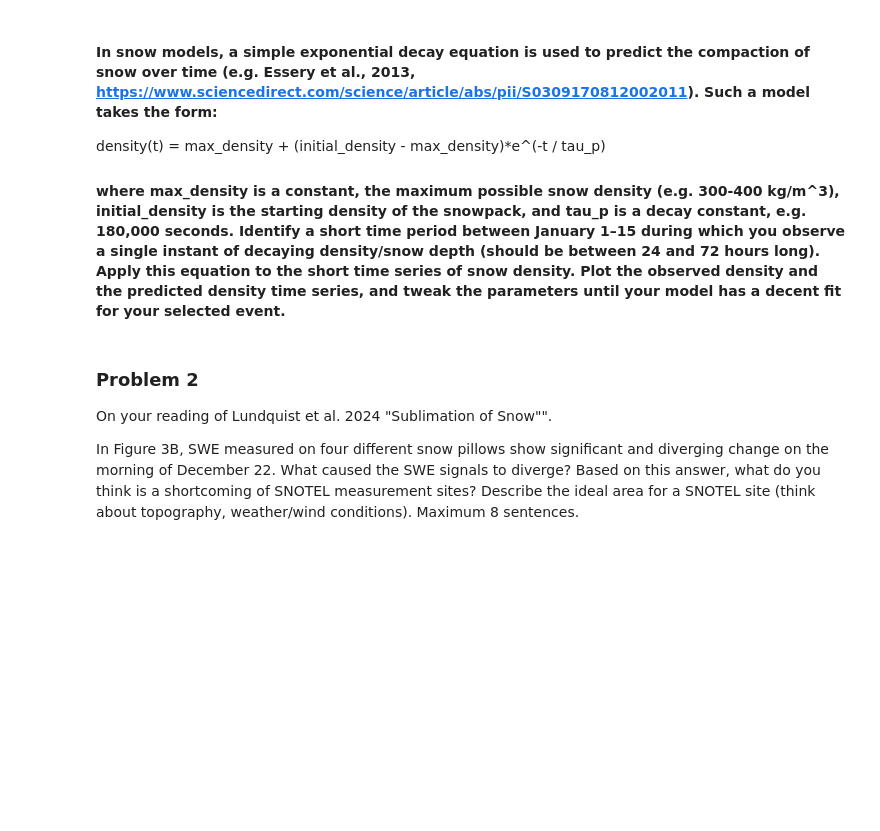
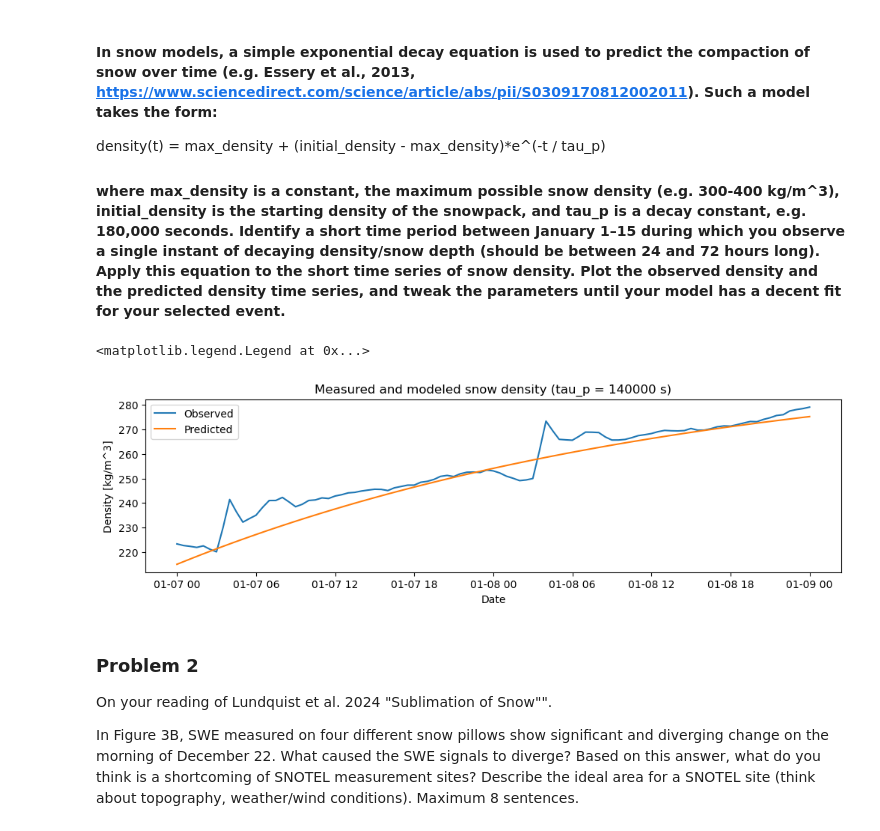
Before and after one commit to clinton-alden/snow_hydrology_WI25, a Jupyter notebook: module2/homework2.ipynb, the cells around one changed output. Cells and saved outputs as stored; diff of their text form; code cells hidden in the pictures; blank space fills up the shorter version.

```diff
--- a/module2/homework2.ipynb
+++ b/module2/homework2.ipynb
@@ -92,6 +123,30 @@ percent of cumulative precip accounted for by max SWE: 67.8
 density(t) = max_density + (initial_density - max_density)*e^(-t / tau_p)
 
 #### where max_density is a constant, the maximum possible snow density (e.g. 300-400 kg/m^3), initial_density is the starting density of the snowpack, and tau_p is a decay constant, e.g. 180,000 seconds. Identify a short time period between January 1–15 during which you observe a single instant of decaying density/snow depth (should be between 24 and 72 hours long). Apply this equation to the short time series of snow density. Plot the observed density and the predicted density time series, and tweak the parameters until your model has a decent fit for your selected event.
+# %%
+snowdensity_c = sos_density_c3.sel(time=slice('20230107 0000', '20230109 0000'))
+time = pd.to_datetime(snowdensity_c.time.values)
+time_seconds = (time - pd.Timestamp('2023-01-07 00:00')) // pd.Timedelta('1s')
+
+rho_i = 215 #kg/m^3
+rho_max = 300 #kg/m^3
+tau_p = 140000 # s
+t = time_seconds # s, 48 hours
+
+rho_predicted = rho_max + (rho_i - rho_max)*(np.exp(-t/tau_p))
+# %%
+fig, ax = plt.subplots(1,1,figsize=(12,3), sharex=True)
+
+ax.plot(time, snowdensity_c, label='Observed')
+ax.plot(time, rho_predicted, label='Predicted')
+
+ax.set_xlabel('Date')
+ax.set_ylabel('Density [kg/m^3]')
+ax.set_title(f'Measured and modeled snow density (tau_p = {tau_p} s)')
+ax.legend()
+# %% [output]
+<matplotlib.legend.Legend at 0x...>
+[figure, added]
 # %% [markdown]
 ### Problem 2
 
```
Also changed, not shown: parts of 9 cells of this notebook, 4 other files.
